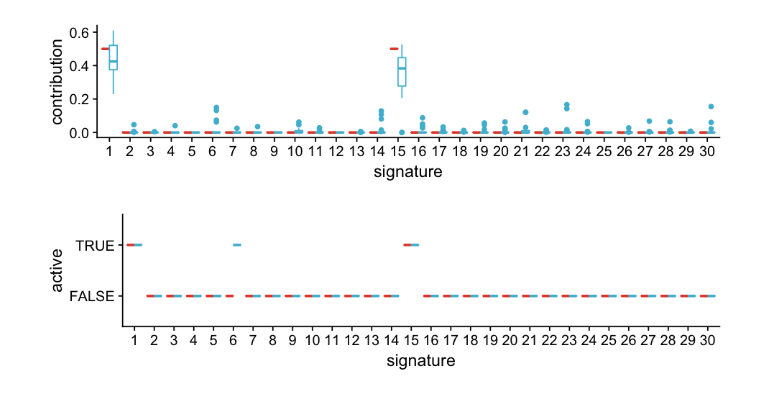
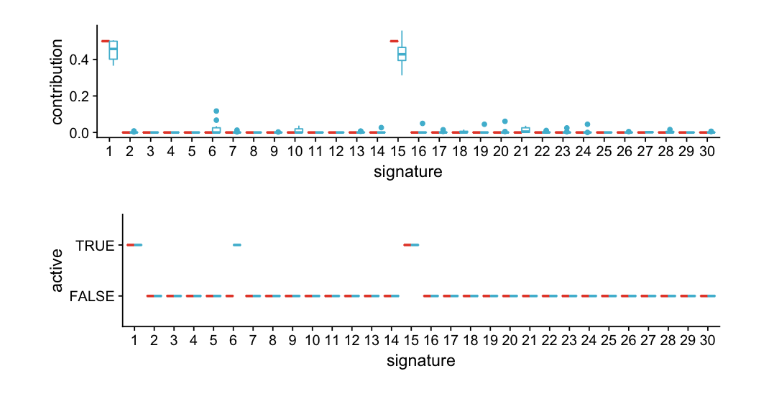
Before and after one commit to neksa/mutagene, a Jupyter notebook: notebooks/Benchmark pairs.ipynb, the cells around one changed output. Drawn from its saved outputs; the diff is of its cells as text; code cells hidden in the pictures.

```diff
--- a/notebooks/Benchmark pairs.ipynb
+++ b/notebooks/Benchmark pairs.ipynb
@@ -49,15 +65,16 @@ head(d)
 # %%
-#####  Figure on benchmark
+#####  Figure on benchmark B
+
 options(repr.plot.width=8, repr.plot.height=2)
 ggplot(d %>%
        filter(
            sigtype==30 & sig1==1 & sig2==15 &
-           noise==10 & ratio==5 &
+           noise==10 & ratio==5 & nmut==500 &
           method %in% c('AICcZ', 'target')
        )) +
 geom_boxplot(aes(x=signature, y=contribution, color=method), show.legend=F) +
 scale_color_npg()
 # facet_wrap(~as.factor(sig2), nrow=1)
 # %% [output]
-[figure, old version]
+[figure, new version]
 # %%
```
Also changed, not shown: parts of 26 cells of this notebook, 17 other files.
